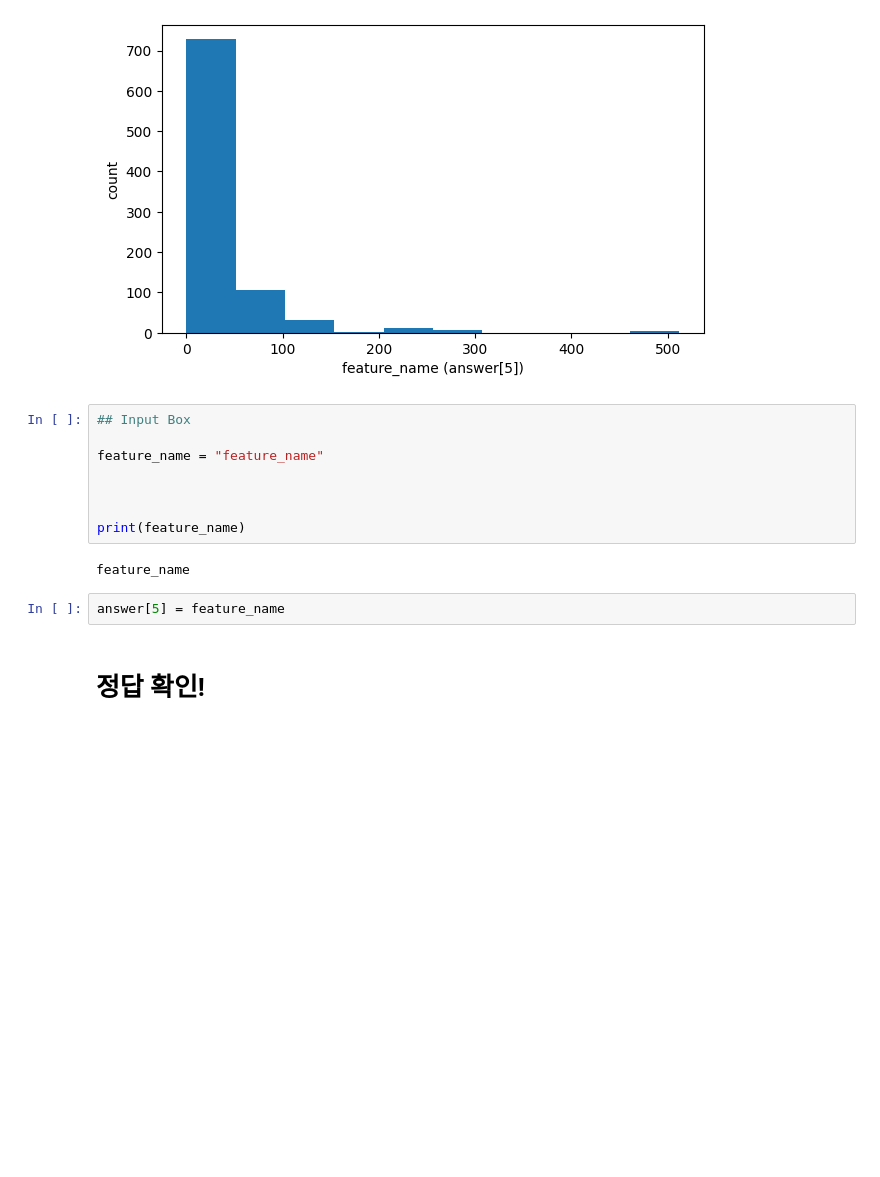
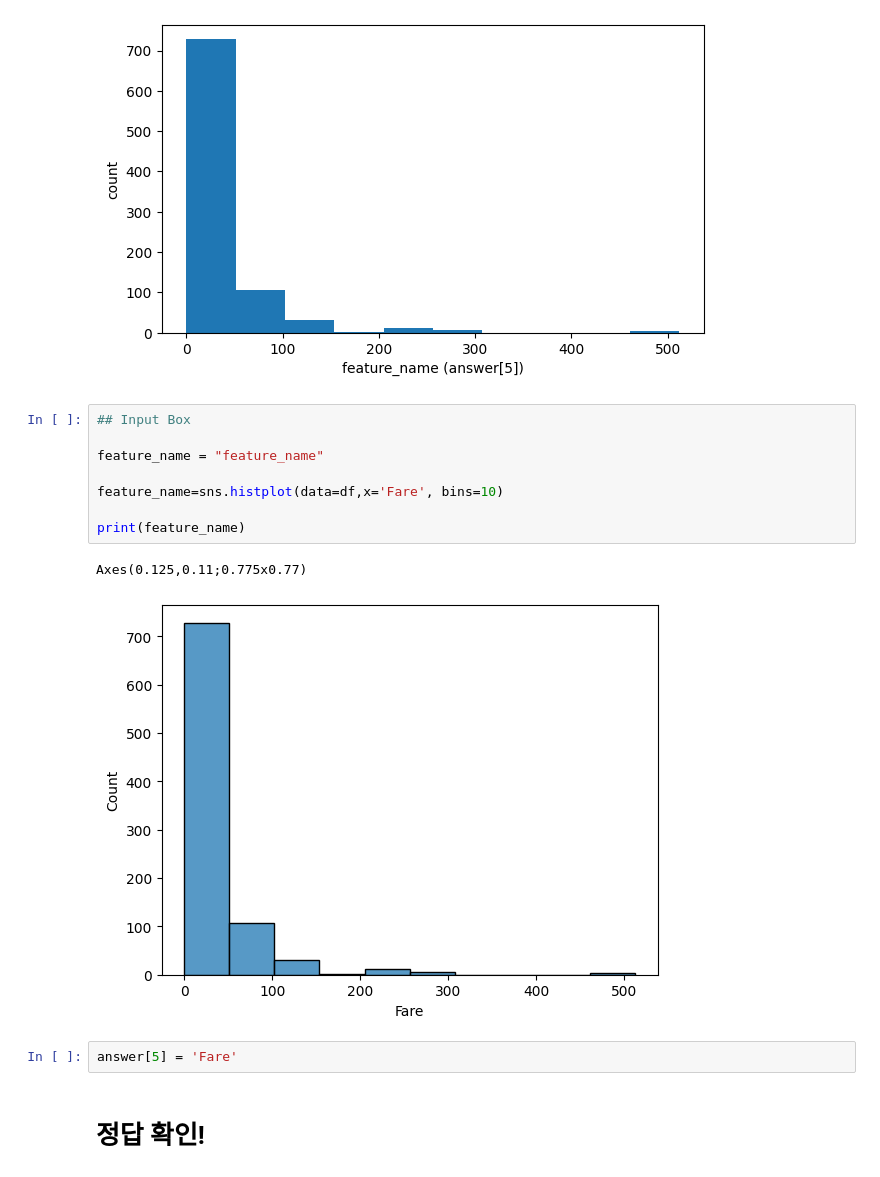
Before and after one commit to p0o0y/ML-Study, a Jupyter notebook: week1/student.ipynb, the cells around one changed output. Drawn from its saved outputs; the diff is of its cells as text; blank space fills up the shorter version.

```diff
--- a/week1/student.ipynb
+++ b/week1/student.ipynb
@@ -92,15 +94,16 @@ answer[4] = female_survive_rate
 # %%
 ## Input Box
 
 feature_name = "feature_name"
 
-
+feature_name=sns.histplot(data=df,x='Fare', bins=10)
 
 print(feature_name)
 # %% [output]
-feature_name
+Axes(0.125,0.11;0.775x0.77)
+[figure, added]
 # %%
-answer[5] = feature_name
+answer[5] = 'Fare'
 # %% [markdown]
 # 정답 확인!
 # %%
```
Also changed, not shown: parts of 6 cells of this notebook.
